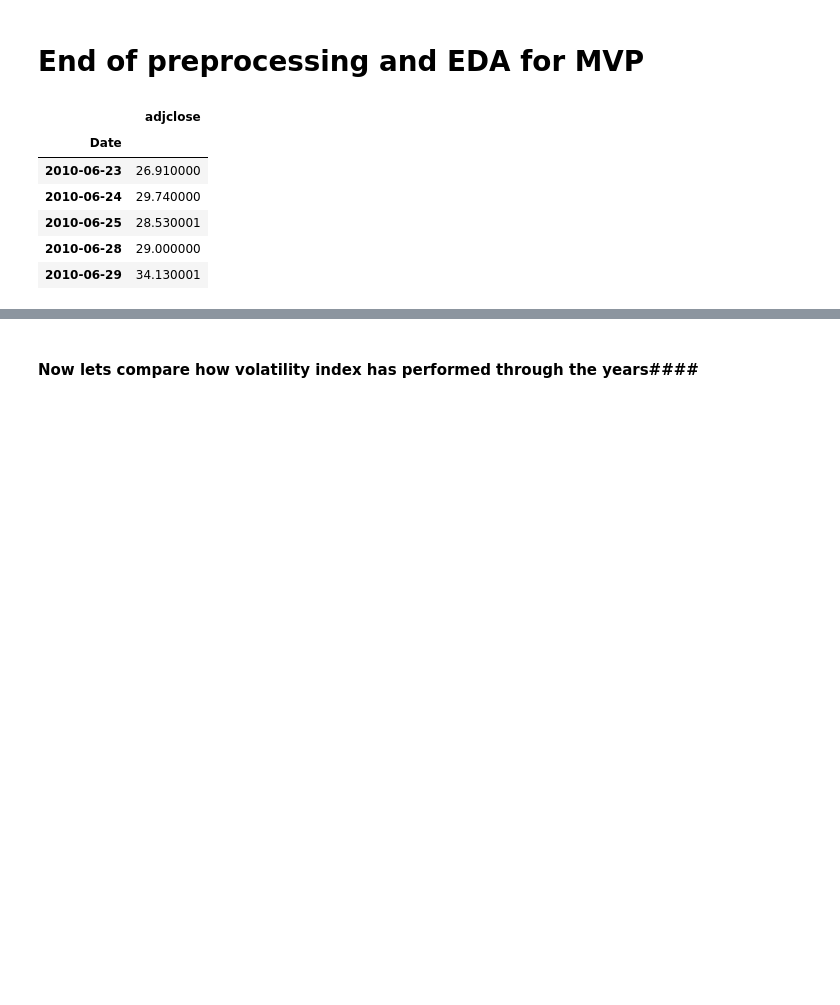
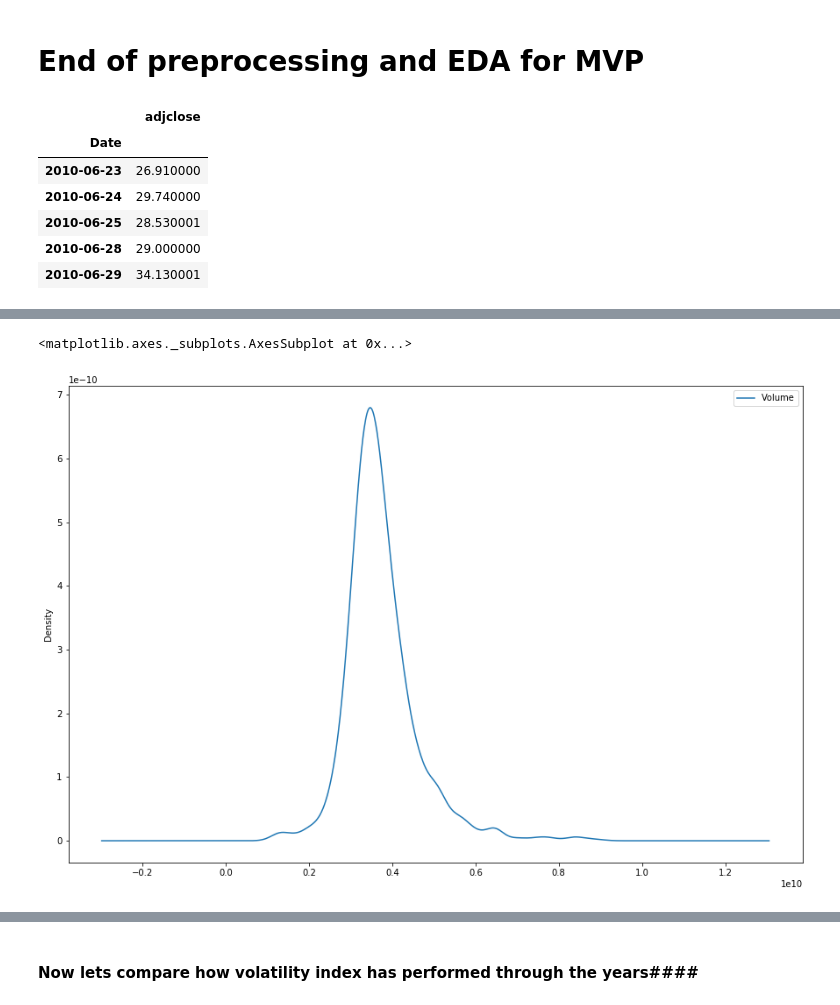
Before and after one commit to rajeevpanwar/Vix-Volatility-Predictor, a Jupyter notebook: vix_preprocessing_eda.ipynb, the cells around one changed output, grey strips where cells are left out. Saved outputs shown, nothing was run; the diff lists cells and outputs as text; code cells hidden in the pictures; blank space fills up the shorter version.

```diff
--- a/vix_preprocessing_eda.ipynb
+++ b/vix_preprocessing_eda.ipynb
@@ -253,0 +349,6 @@ vix_clean.head()
+# %%
+# Plot a density plot for dataset
+sp500_vols.plot(kind='kde', figsize = (15,10))
+# %% [output]
+<matplotlib.axes._subplots.AxesSubplot at 0x...>
+[figure, added]
```
Also changed, not shown: parts of 29 cells of this notebook, 5 other files.
